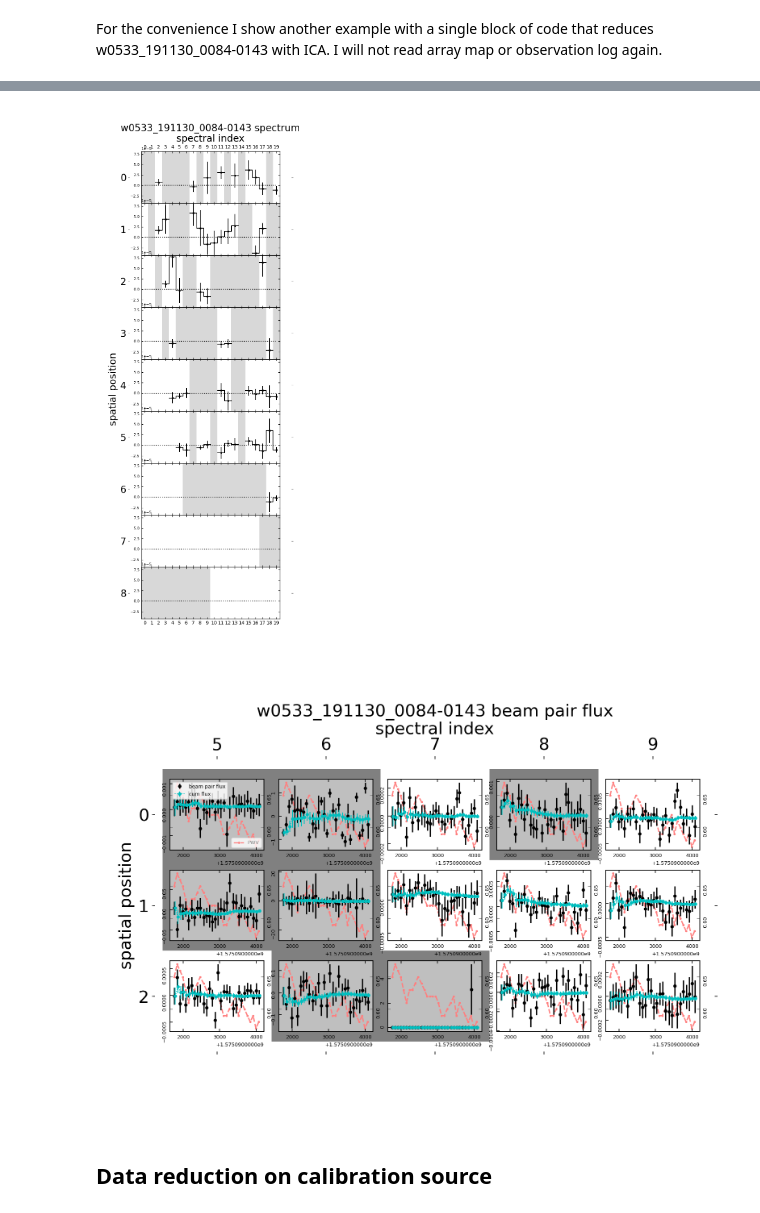
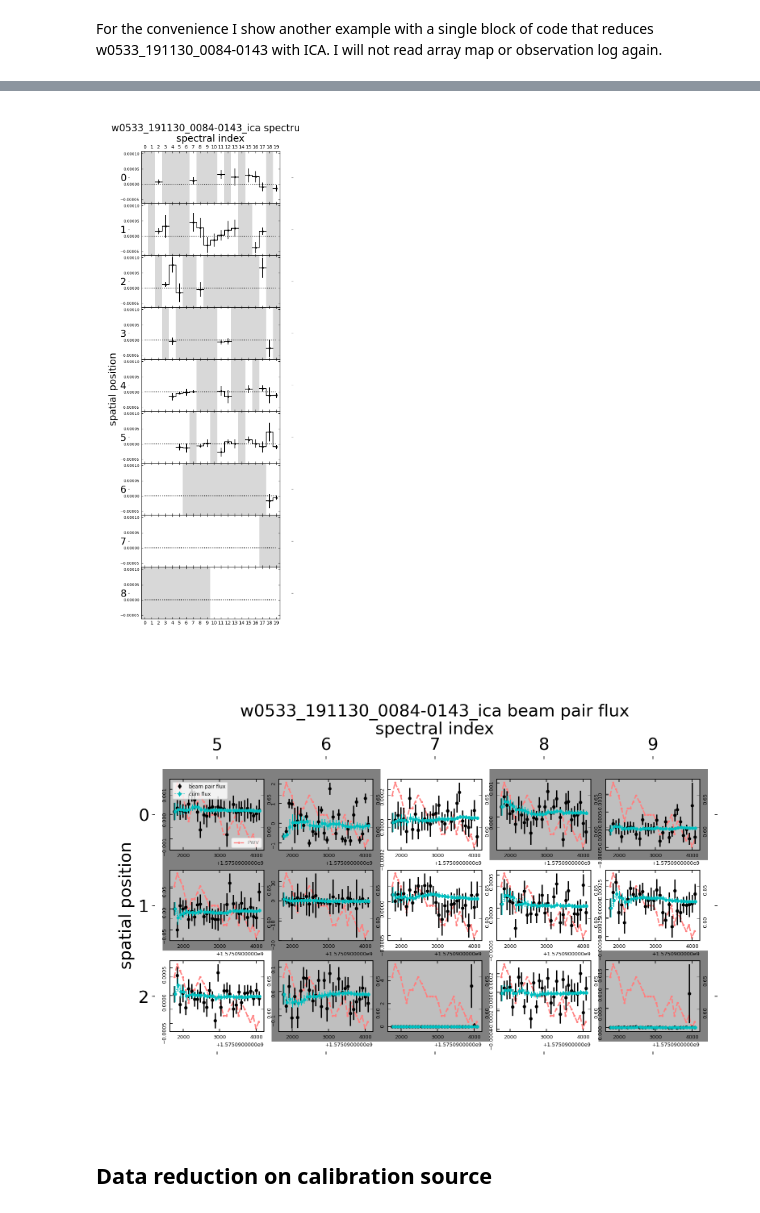
Before and after one commit to bpqdbpqd/zeus2_toolbox, a Jupyter notebook: docs/_build/jupyter_execute/source/pipeline_reduction.ipynb, the cells around one changed output, grey strips where cells are left out. Drawn from its saved outputs; the diff is of its cells as text; code cells hidden in the pictures.

```diff
--- a/docs/_build/jupyter_execute/source/pipeline_reduction.ipynb
+++ b/docs/_build/jupyter_execute/source/pipeline_reduction.ipynb
@@ -149,11 +226,11 @@ zobs_ica_flux, zobs_ica_err, zobs_ica_pix_flag_list = zobs_ica_result[:2] + zobs
 # %%
-Image(os.path.join(WRITE_DIR, "%s_spec.png" % z2pipl.build_header(DATA_HEADER)))
+Image(os.path.join(WRITE_DIR, "%s_ica_spec.png" % z2pipl.build_header(DATA_HEADER)))
 # %% [output]
-[figure, old version]
+[figure, new version]
 # %%
-Image(os.path.join(WRITE_DIR, "%s_beam_pairs_flux.png" % z2pipl.build_header(DATA_HEADER)))
+Image(os.path.join(WRITE_DIR, "%s_ica_beam_pairs_flux.png" % z2pipl.build_header(DATA_HEADER)))
 # %% [output]
-[figure, old version]
+[figure, new version]
 # %% [markdown]
 ## Data reduction on calibration source
 # %% [markdown]
```
Also changed, not shown: parts of 15 cells of this notebook, 43 other files.
